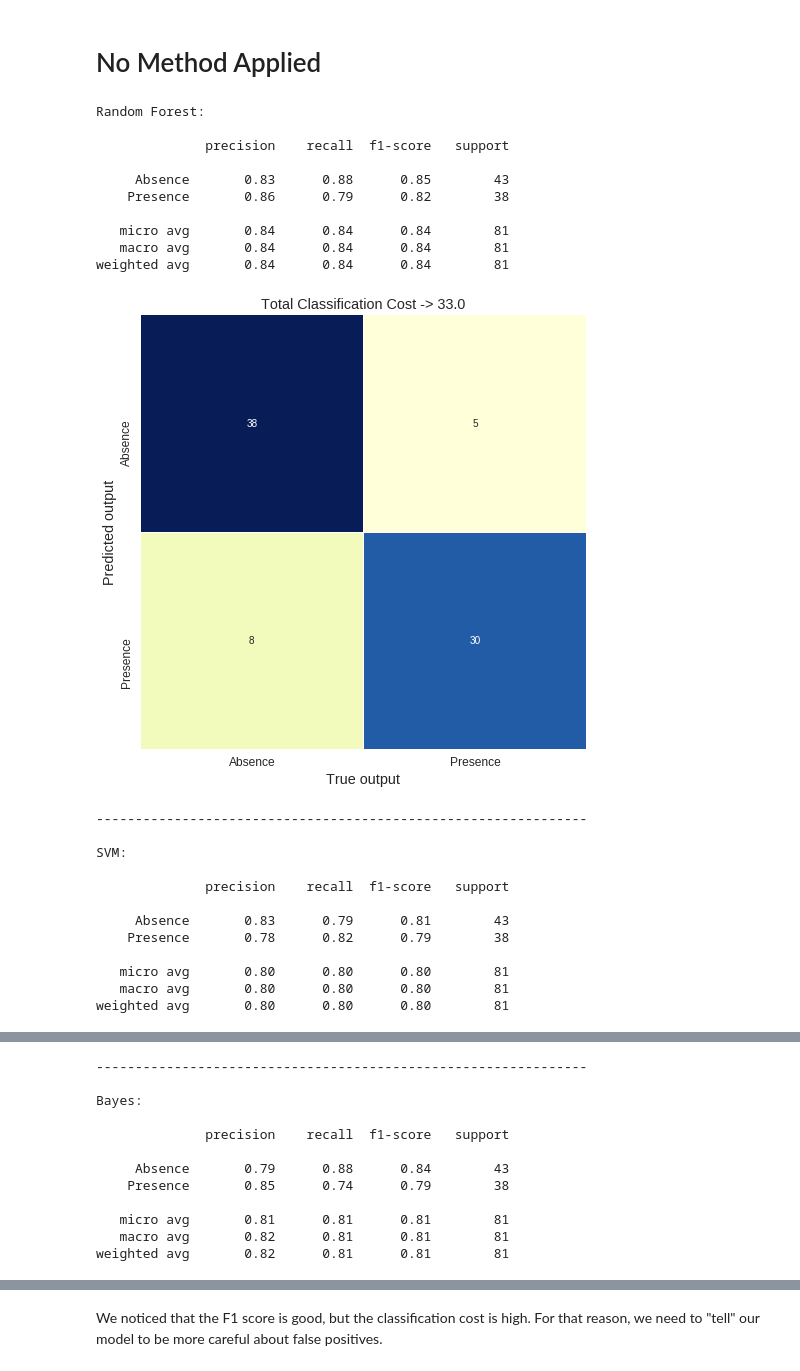
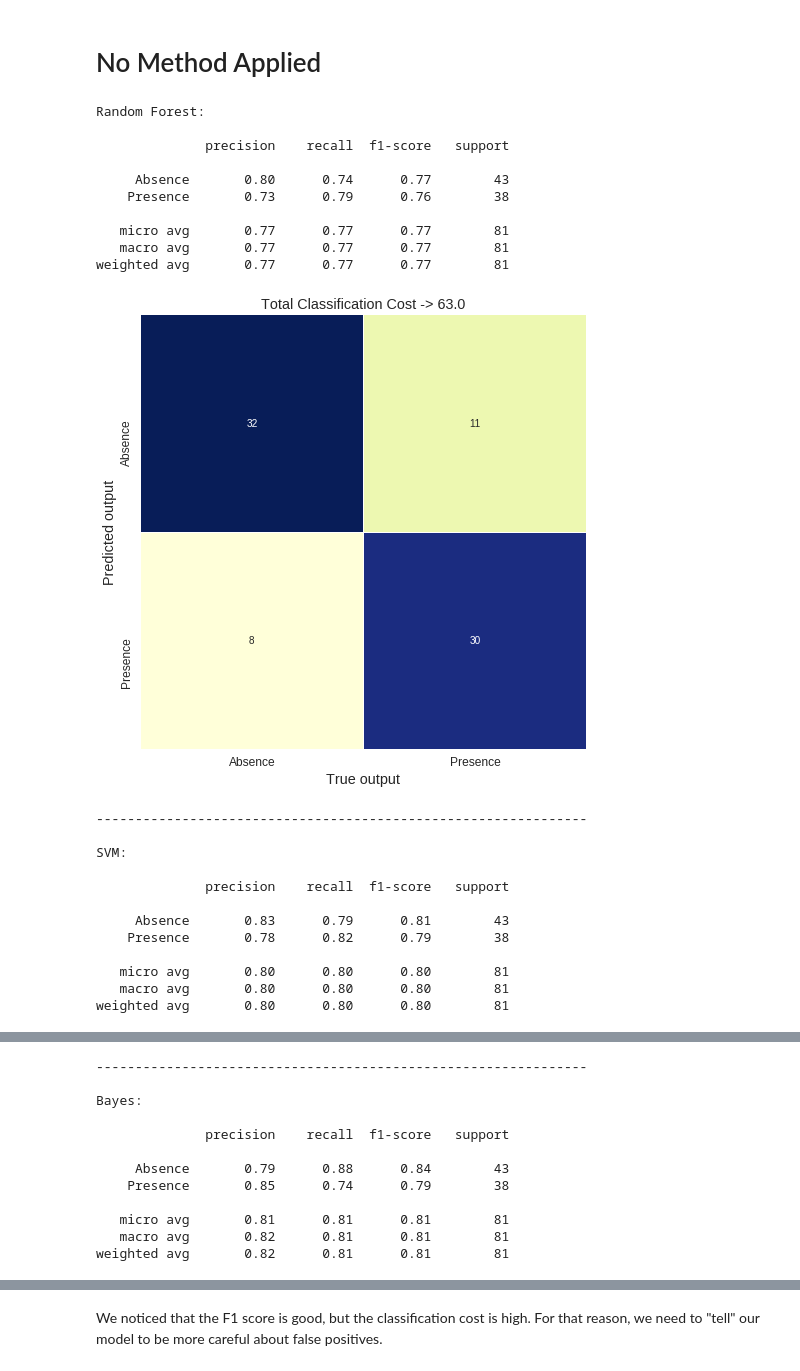
Before and after one commit to Adamantios/Ensembles-CSL-Imb_Learning-Models_Comparison, a Jupyter notebook: PartB.ipynb, the cells around one changed output, grey strips where cells are left out. Cells and saved outputs as stored; diff of their text form; code cells hidden in the pictures.

```diff
--- a/PartB.ipynb
+++ b/PartB.ipynb
@@ -199,11 +209,11 @@ Parameters: {'criterion': 'entropy', 'max_depth': 15, 'max_features': 2, 'min_sa
 # %% [markdown]
 #### Use best hyperparameters.
 # %%
-forest.max_depth = 14
-forest.max_features = 1
-forest.min_samples_split = 19
-forest.n_estimators = 101
-forest.criterion = 'entropy'
+forest.max_depth = 18
+forest.max_features = 6
+forest.min_samples_split = 49
+forest.n_estimators = 234
+forest.criterion = 'gini'
 # %% [markdown]
 ### SVM Tuning
 # %% [markdown]
@@ -215,7 +225,7 @@ param_grid = {'C': np.arange(0.01, 1000, 0.5)}
 
 # Run a grid search CV.
 grid_search = GridSearchCV(svm, param_grid, cv=10, n_jobs=-1, verbose=5,
-                           iid=True)
+                           iid=True, scoring=cost)
 start = time.time()
 grid_search.fit(X_train, y_train)
 print('GridSearchCV took {:.2f} seconds.'
@@ -253,7 +259,7 @@ Parameters: {'C': 98.01}
 svm.C = 31
 
 # Increase number of iterations.
-svm.max_iter = 20000
+svm.max_iter = 200000
 # %% [markdown]
 ### Naive Bayes Tuning
 # %% [markdown]
@@ -265,7 +271,7 @@ param_grid = {'alpha': np.arange(0, 10, 0.2)}
 
 # Run a grid search CV.
 grid_search = GridSearchCV(bayes, param_grid, cv=10, n_jobs=-1, verbose=5,
-                           iid=True)
+                           iid=True, scoring=cost)
 start = time.time()
 grid_search.fit(X_train, y_train)
 print('GridSearchCV took {:.2f} seconds.'
@@ -302,31 +307,31 @@ bayes.alpha = 1.2
 # %%
 def simple_predict(clf):
     """
     Predicts without using any cost sensitive method, provided a given classifier.
 
     :param clf: the classifier to make prediction with.
     """
     clf.fit(X_train, y_train)
     return clf.predict(X_test)
 
 # Make a full report for all the classifiers.
 full_cs_report(y_test,
                simple_predict(forest),
                simple_predict(svm),
                simple_predict(bayes),
-               labels, cost_matrix)
+               labels, cost_mat_test)
 # %% [output]
 Random Forest:
 
               precision    recall  f1-score   support
 
-     Absence       0.83      0.88      0.85        43
-    Presence       0.86      0.79      0.82        38
+     Absence       0.80      0.74      0.77        43
+    Presence       0.73      0.79      0.76        38
 
-   micro avg       0.84      0.84      0.84        81
-   macro avg       0.84      0.84      0.84        81
-weighted avg       0.84      0.84      0.84        81
+   micro avg       0.77      0.77      0.77        81
+   macro avg       0.77      0.77      0.77        81
+weighted avg       0.77      0.77      0.77        81
-[figure, old version]
+[figure, new version]
 ---------------------------------------------------------------
 
 SVM:
```
Also changed, not shown: parts of 14 cells of this notebook, 1 other file.
